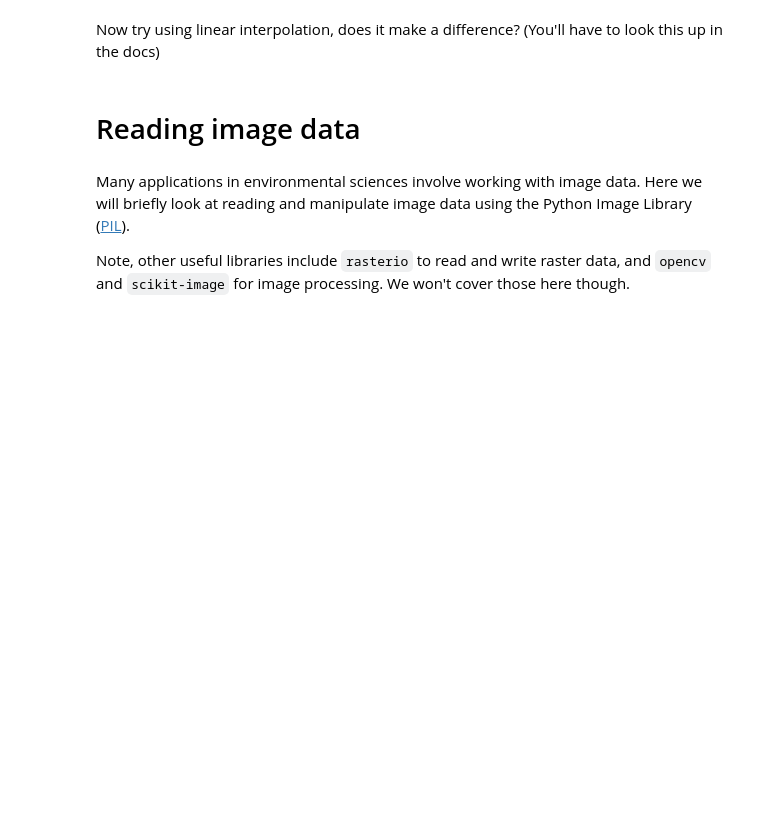
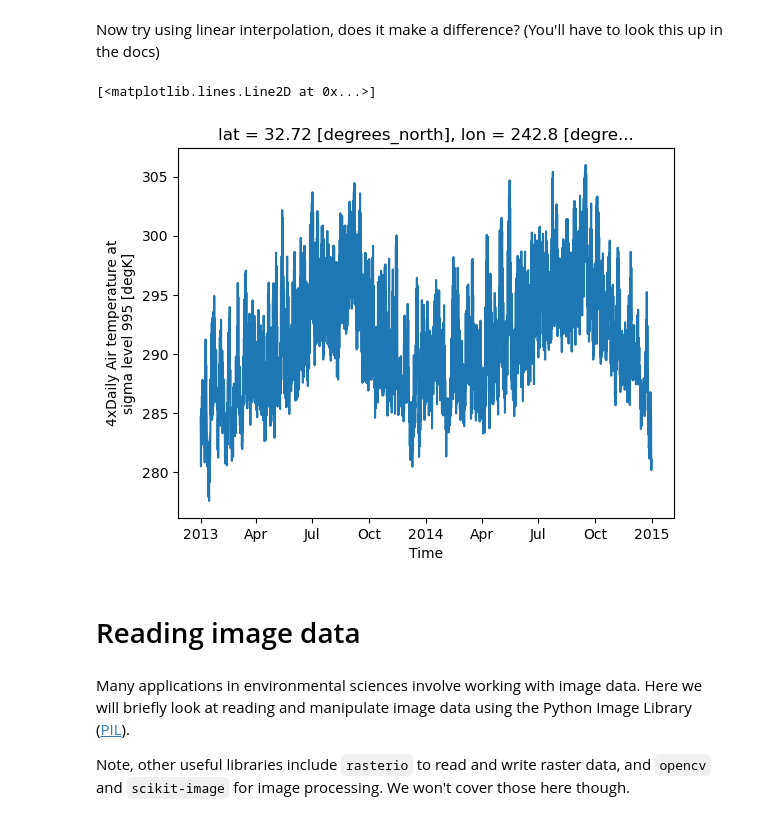
Before and after one commit to climate-analytics-lab/sioc209-2024-sp, a Jupyter notebook: sioc209-2024-sp/01_intro/03_feature_engineering.ipynb, the cells around one changed output. Cells and saved outputs as stored; diff of their text form; code cells hidden in the pictures; blank space fills up the shorter version.

```diff
--- a/sioc209-2024-sp/01_intro/03_feature_engineering.ipynb
+++ b/sioc209-2024-sp/01_intro/03_feature_engineering.ipynb
@@ -499,5 +504,10 @@ Load the air temperature dataset and plot a time-series of the temperature in Sa
 # %% [markdown]
 Now try using linear interpolation, does it make a difference? (You'll have to look this up in the docs)
+# %%
+ds.air.interp(lat=32.7157, lon=360-117.1611).plot()
+# %% [output]
+[<matplotlib.lines.Line2D at 0x...>]
+[figure, added]
 # %% [markdown]
 # Reading image data
 # %% [markdown]
```
Also changed, not shown: parts of 6 cells of this notebook, 3 other files.
